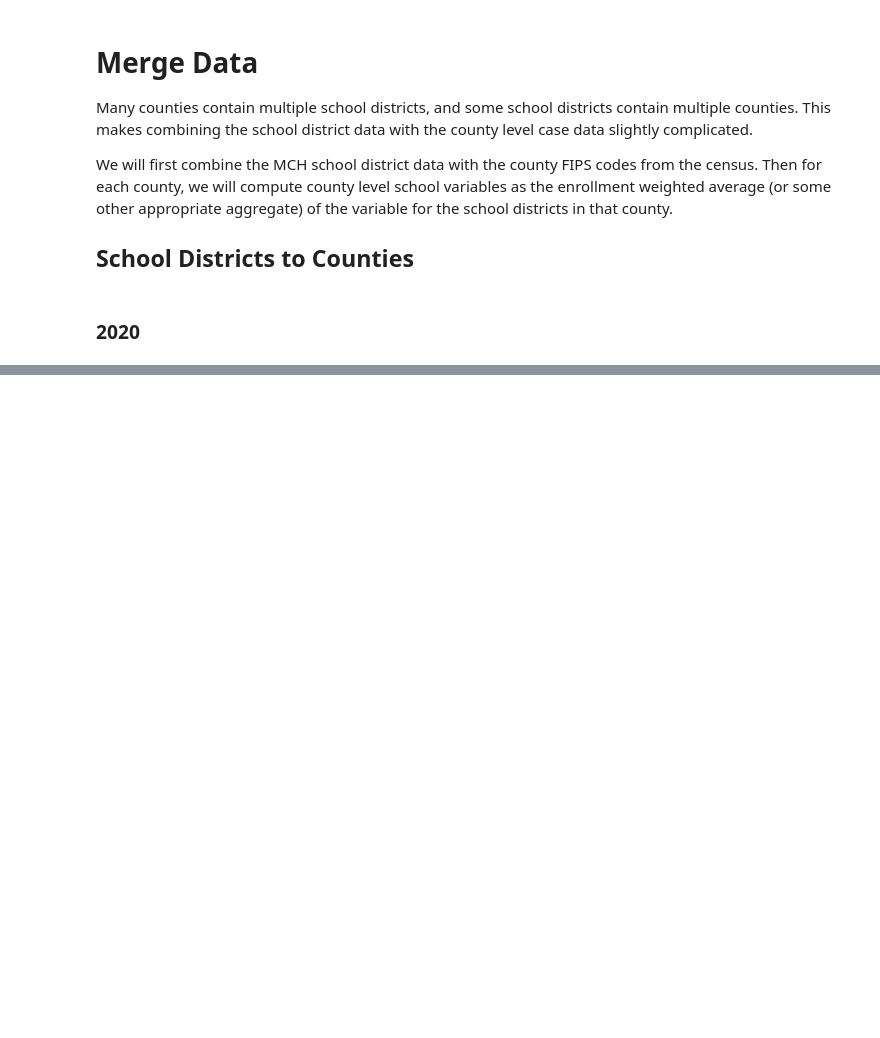
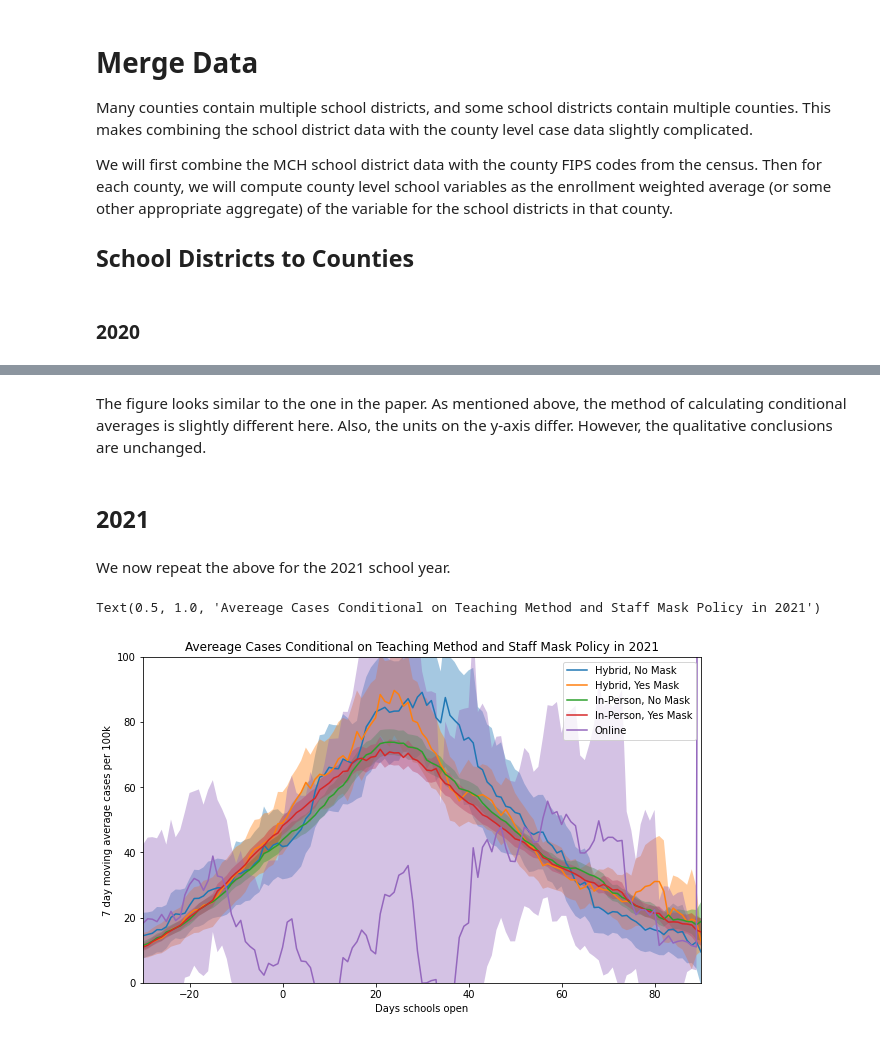
Before and after one commit to ubcecon/ECON323_2021_Fall, a Jupyter notebook: extra_notebooks/covid-schools.ipynb, the cells around one changed output, grey strips where cells are left out. Saved outputs shown, nothing was run; the diff lists cells and outputs as text; code cells hidden in the pictures; blank space fills up the shorter version.

```diff
--- a/extra_notebooks/covid-schools.ipynb
+++ b/extra_notebooks/covid-schools.ipynb
@@ -269,0 +366,6 @@ countyschool
+# %% [markdown]
+The figure looks similar to the one in the paper. As mentioned above, the method of calculating conditional averages is slightly different here. Also, the units on the y-axis differ. However, the qualitative conclusions are unchanged.
+# %% [markdown]
+## 2021
+# %% [markdown]
+We now repeat the above for the 2021 school year.
@@ -269,0 +381,48 @@ countyschool
+# %%
+fdf = pd.DataFrame({'DaysOpen':range(-30,91),})
+fdf['Hybrid'] = 0.0
+fdf['In-Person'] = 0.0
+fdf['Masks required for staff'] = 0.0
+fdf['group'] = 'Online'
+
+ndf = fdf.copy()
+ndf['Hybrid'] = 1.0
+ndf['group'] = 'Hybrid, No Mask'
+sdf = pd.concat([fdf,ndf])
+
+ndf = fdf.copy()
+ndf['Hybrid'] = 1.0
+ndf['Masks required for staff'] = 1.0
+ndf['group'] = 'Hybrid, Yes Mask'
+sdf = pd.concat([sdf,ndf])
+
+ndf = fdf.copy()
+ndf['In-Person'] = 1.0
+ndf['Masks required for staff'] = 1.0
+ndf['group'] = 'In-Person, Yes Mask'
+sdf = pd.concat([sdf,ndf])
+
+ndf = fdf.copy()
+ndf['In-Person'] = 1.0
+ndf['Masks required for staff'] = 0.0
+ndf['group'] = 'In-Person, No Mask'
+sdf = pd.concat([sdf,ndf])
+sdf = sdf.reset_index().drop('index',axis=1)
+# %%
+pred = res.get_prediction(sdf)
+sdf21 = sdf.join(pred.summary_frame(alpha=0.05))
+# %%
+fig,ax = plt.subplots(figsize=(10,6))
+for name, g in sdf21.groupby('group'):
+  ax.plot(g.DaysOpen, g['mean'], label=name)
+  ax.fill_between(g.DaysOpen, g['mean_ci_lower'], g['mean_ci_upper'], alpha=0.4) #, label=name)
+
+ax.legend()
+ax.set_xlim((-30,90))
+ax.set_ylim((0,100))
+ax.set_xlabel("Days schools open")
+ax.set_ylabel("7 day moving average cases per 100k")
+ax.set_title("Avereage Cases Conditional on Teaching Method and Staff Mask Policy in 2021")
+# %% [output]
+Text(0.5, 1.0, 'Avereage Cases Conditional on Teaching Method and Staff Mask Policy in 2021')
+[figure, added]
```
Also changed, not shown: parts of 33 cells of this notebook.
